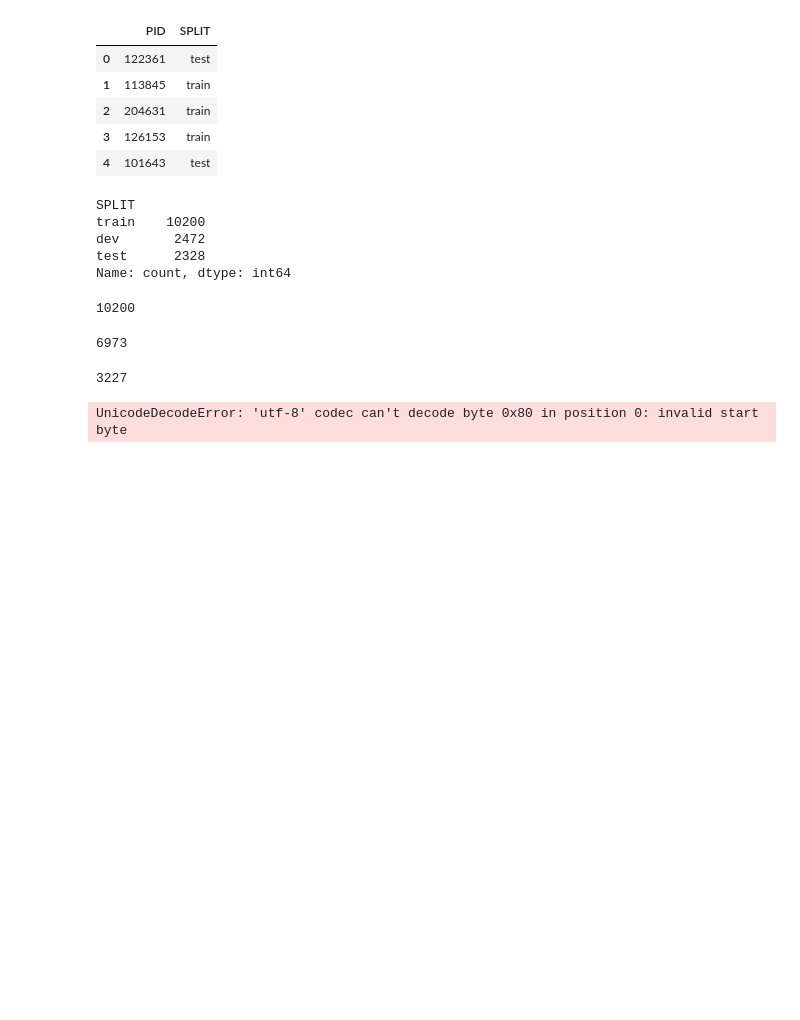
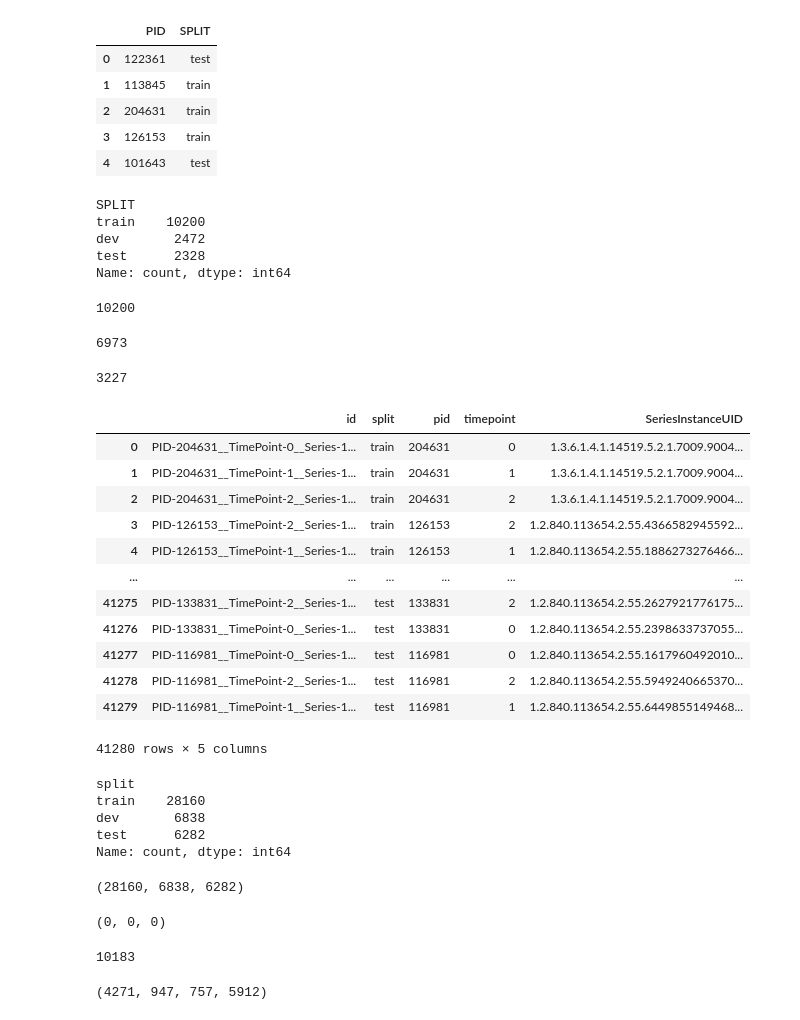
Before and after one commit to DIAGNijmegen/bodyct-lung-malignancy-fairness, a Jupyter notebook: nlst/nlst_sybil.ipynb, the cells around one changed output. Cells and saved outputs as stored; diff of their text form; code cells hidden in the pictures; blank space fills up the shorter version.

Commit message:
sybil intersections

```diff
--- a/nlst/nlst_sybil.ipynb
+++ b/nlst/nlst_sybil.ipynb
@@ -117,15 +123,68 @@ len(sybil_train_pids - kiran_train_pids)
 len(sybil_train_pids.intersection(kiran_train_pids))
 # %% [output]
 3227
-# %%
-SYBIL_SERIES_JSON_PATH = f"{TEAMS_DIR}/sybil-nlst-pid_tp_series2split.p"
-with open(SYBIL_SERIES_JSON_PATH, "rb") as f:
-    data = f.read()
-    data = data.decode('utf-8')
-
-    print(type(data))
-    sybil_siuid_dict = json.load(f)
-
-sybil_siuid_dict
-# %% [output]
-UnicodeDecodeError: 'utf-8' codec can't decode byte 0x80 in position 0: invalid start byte
+# %%
+import pickle
+import re
+
+SYBIL_SERIES_JSON_PATH = f"{TEAMS_DIR}/sybil-nlst-pid_tp_series2split.p"
+
+sybil_siuid_dict = pickle.load(open(SYBIL_SERIES_JSON_PATH, "rb"))
+
+ids = list(sybil_siuid_dict.keys())
+splits = list(sybil_siuid_dict.values())
+pids = [re.split('PID-|__TimePoint-|__Series-', i)[1] for i in ids]
+timepoints = [re.split('PID-|__TimePoint-|__Series-', i)[2] for i in ids]
+siuids = [re.split('PID-|__TimePoint-|__Series-', i)[3] for i in ids]
+
+
+sybil_siuid_df = pd.DataFrame({'id': ids, 'split': splits, 'pid': pids, 'timepoint': timepoints, 'SeriesInstanceUID': siuids})
+sybil_siuid_df
+# %% [output]
+|  | id | split | pid | timepoint | SeriesInstanceUID |
+| 0 | PID-204631__TimePoint-0__Series-1... | train | 204631 | 0 | 1.3.6.1.4.1.14519.5.2.1.7009.9004... |
+| 1 | PID-204631__TimePoint-1__Series-1... | train | 204631 | 1 | 1.3.6.1.4.1.14519.5.2.1.7009.9004... |
+| 2 | PID-204631__TimePoint-2__Series-1... | train | 204631 | 2 | 1.3.6.1.4.1.14519.5.2.1.7009.9004... |
+| 3 | PID-126153__TimePoint-2__Series-1... | train | 126153 | 2 | 1.2.840.113654.2.55.4366582945592... |
+| 4 | PID-126153__TimePoint-1__Series-1... | train | 126153 | 1 | 1.2.840.113654.2.55.1886273276466... |
+| ... | ... | ... | ... | ... | ... |
+| 41275 | PID-133831__TimePoint-2__Series-1... | test | 133831 | 2 | 1.2.840.113654.2.55.2627921776175... |
+| 41276 | PID-133831__TimePoint-0__Series-1... | test | 133831 | 0 | 1.2.840.113654.2.55.2398633737055... |
+| 41277 | PID-116981__TimePoint-0__Series-1... | test | 116981 | 0 | 1.2.840.113654.2.55.1617960492010... |
+| 41278 | PID-116981__TimePoint-2__Series-1... | test | 116981 | 2 | 1.2.840.113654.2.55.5949240665370... |
+| 41279 | PID-116981__TimePoint-1__Series-1... | test | 116981 | 1 | 1.2.840.113654.2.55.6449855149468... |
+41280 rows × 5 columns
+# %%
+sybil_siuid_df['split'].value_counts()
+# %% [output]
+split
+train    28160
+dev       6838
+test      6282
+Name: count, dtype: int64
+# %%
+sybil_train_seriesids = pd.unique(sybil_siuid_df.query('split == "train"')['SeriesInstanceUID'])
+sybil_dev_seriesids = pd.unique(sybil_siuid_df.query('split == "dev"')['SeriesInstanceUID'])
+sybil_test_seriesids = pd.unique(sybil_siuid_df.query('split == "test"')['SeriesInstanceUID'])
+len(sybil_train_seriesids), len(sybil_dev_seriesids), len(sybil_test_seriesids)
+# %% [output]
+(28160, 6838, 6282)
+# %%
+## Sanity check
+set2 = set(sybil_train_seriesids).intersection(set(sybil_dev_seriesids))
+set3 = set(sybil_train_seriesids).intersection(set(sybil_test_seriesids))
+set4 = set(sybil_dev_seriesids).intersection(set(sybil_test_seriesids))
+len(set2), len(set3), len(set4)
+# %% [output]
+(0, 0, 0)
+# %%
+len(kiran_ser_iuids)
+# %% [output]
+10183
+# %%
+match_train_ids = set(kiran_ser_iuids).intersection(set(sybil_train_seriesids))
+match_dev_ids = set(kiran_ser_iuids).intersection(set(sybil_dev_seriesids))
+match_test_ids = set(kiran_ser_iuids).intersection(set(sybil_test_seriesids))
+len(match_train_ids), len(match_dev_ids), len(match_test_ids), len(kiran_ser_iuids) - len(match_train_ids)
+# %% [output]
+(4271, 947, 757, 5912)
```
Also changed, not shown: parts of 4 cells of this notebook.
